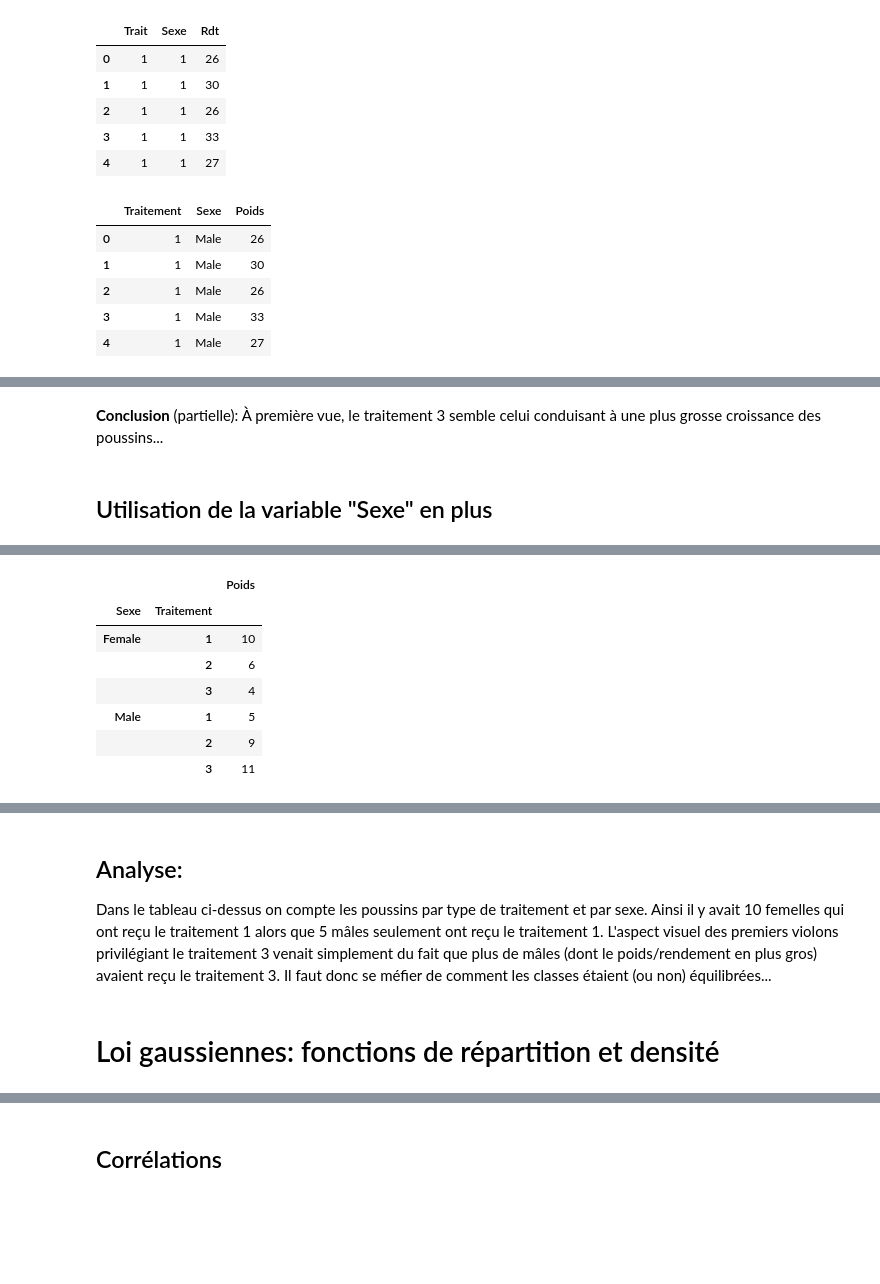
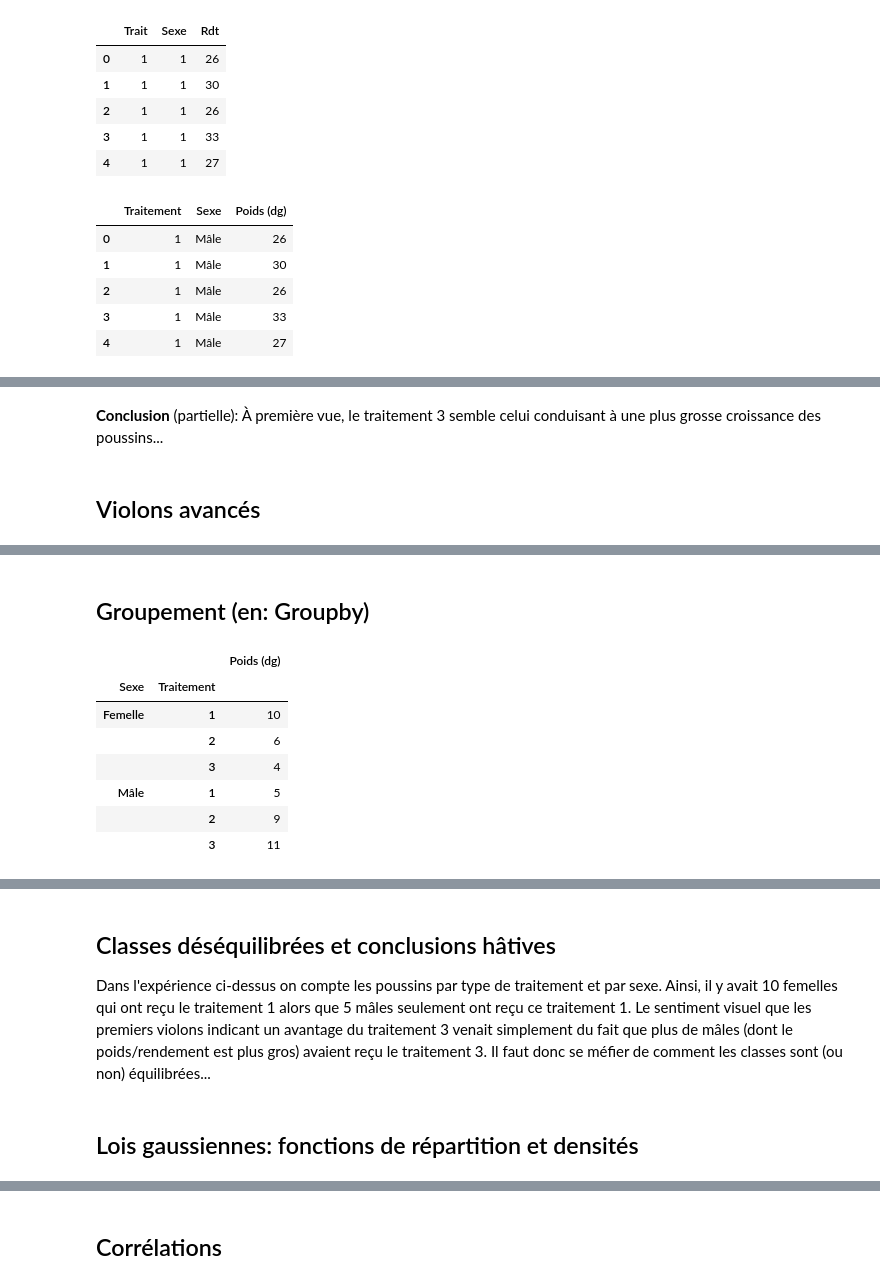
Before and after one commit to josephsalmon/agramfort.github.io, a Jupyter notebook: content/enseignement/Montpellier/HLMA408/StatDescriptives.ipynb, the cells around one changed output, grey strips where cells are left out. Cells and saved outputs as stored; diff of their text form; code cells hidden in the pictures; blank space fills up the shorter version.

```diff
--- a/content/enseignement/Montpellier/HLMA408/StatDescriptives.ipynb
+++ b/content/enseignement/Montpellier/HLMA408/StatDescriptives.ipynb
@@ -94,6 +85,6 @@ Replace is False and data exists, so doing nothing. Use replace==True to re-down
 # %%
 # Preoprocessing: only run once or big trouble (think about it!)
 is_preprocessing_done = 0  # init at 0,if greater don't redo it
-pd.options.display.max_rows = 8  # set not to display to many lines in pandas
-pd.set_option('precision', 0)  # set to display number at precision 0 in pandas
+pd.options.display.max_rows = 10  # set not to display to many lines in pandas
+pd.set_option('precision', 3)  # set to display number at precision 0 in pandas
 # %% [markdown]
@@ -882,16 +945,16 @@ df_chicken.head(n=5)  # df stands for Data Frame
 | 3 | 1 | 1 | 33 |
 | 4 | 1 | 1 | 27 |
 # %%
-df_chicken.columns=["Traitement", "Sexe", "Poids"]
-df_chicken['Sexe'].replace(1, "Male", inplace=True)
-df_chicken['Sexe'].replace(2, "Female", inplace=True)
+df_chicken.columns=["Traitement", "Sexe", "Poids (dg)"]
+df_chicken['Sexe'].replace(1, "Mâle", inplace=True)
+df_chicken['Sexe'].replace(2, "Femelle", inplace=True)
 df_chicken.head()
 # %% [output]
-|  | Traitement | Sexe | Poids |
-| 0 | 1 | Male | 26 |
-| 1 | 1 | Male | 30 |
-| 2 | 1 | Male | 26 |
-| 3 | 1 | Male | 33 |
-| 4 | 1 | Male | 27 |
+|  | Traitement | Sexe | Poids (dg) |
+| 0 | 1 | Mâle | 26 |
+| 1 | 1 | Mâle | 30 |
+| 2 | 1 | Mâle | 26 |
+| 3 | 1 | Mâle | 33 |
+| 4 | 1 | Mâle | 27 |
 # %%
 fig_violons = plt.figure()
@@ -903,7 +968,7 @@ my_saving_display(fig_violons, dirname, "Violons_poussin", imageformat, saving=s
 [interactive output not drawn]
 # %% [markdown]
 **Conclusion** (partielle): À première vue, le traitement 3 semble celui conduisant à une plus grosse croissance des poussins...
-# %% [markdown]
-## Utilisation de la variable "Sexe" en plus
+# %% [markdown]
+## Violons avancés
 # %%
 fig_violons_sexe = plt.figure()
@@ -915,15 +980,17 @@ my_saving_display(fig_violons_sexe, dirname, "Violons_poussin_sexe",
 # %% [output]
 [interactive output not drawn]
 [interactive output not drawn]
+# %% [markdown]
+## Groupement (en: Groupby)
 # %%
 df_chicken.groupby(['Sexe','Traitement']).count()
 # %% [output]
-|  |  | Poids |
+|  |  | Poids (dg) |
 | Sexe | Traitement |  |
-| Female | 1 | 10 |
+| Femelle | 1 | 10 |
 |  | 2 | 6 |
 |  | 3 | 4 |
-| Male | 1 | 5 |
+| Mâle | 1 | 5 |
 |  | 2 | 9 |
 |  | 3 | 11 |
 # %%
@@ -937,12 +1004,13 @@ my_saving_display(fig1, dirname, "distribution_poussin", imageformat, saving=sav
 [interactive output not drawn]
 [interactive output not drawn]
 # %% [markdown]
-## Analyse:
-Dans le tableau ci-dessus on compte les poussins par type de traitement et par sexe.
-Ainsi il y avait 10 femelles qui ont reçu le traitement 1 alors que 5 mâles seulement ont reçu le traitement 1.
-L'aspect visuel des premiers violons privilégiant le traitement 3 venait simplement du fait que plus de mâles (dont le poids/rendement en plus gros) avaient reçu le traitement 3. Il faut donc se méfier de comment les classes étaient (ou non) équilibrées...
+## Classes déséquilibrées et conclusions hâtives
+Dans l'expérience ci-dessus on compte les poussins par type de traitement et par sexe.
+Ainsi, il y avait 10 femelles qui ont reçu le traitement 1 alors que 5 mâles seulement ont reçu ce traitement 1.
+Le sentiment visuel que les premiers violons indicant un avantage du traitement 3 venait simplement du fait que plus de mâles (dont le poids/rendement est plus gros) avaient reçu le traitement 3.
+Il faut donc se méfier de comment les classes sont (ou non) équilibrées...
 # %% [markdown]
-# Loi gaussiennes: fonctions de répartition et densité
+## Lois gaussiennes: fonctions de répartition et densités
 # %%
 x = np.linspace(-5, 5, 300)
 threshold = 168
```
Also changed, not shown: parts of 102 cells of this notebook, 38 other files.
